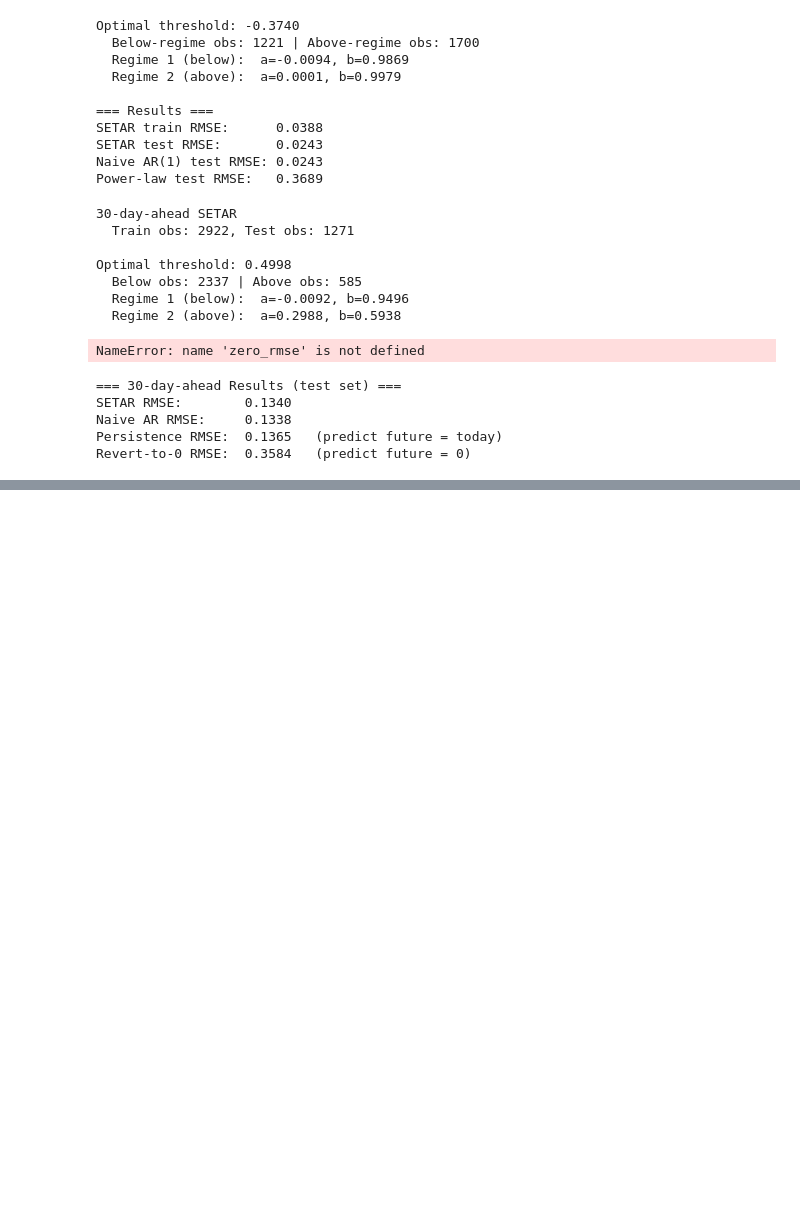
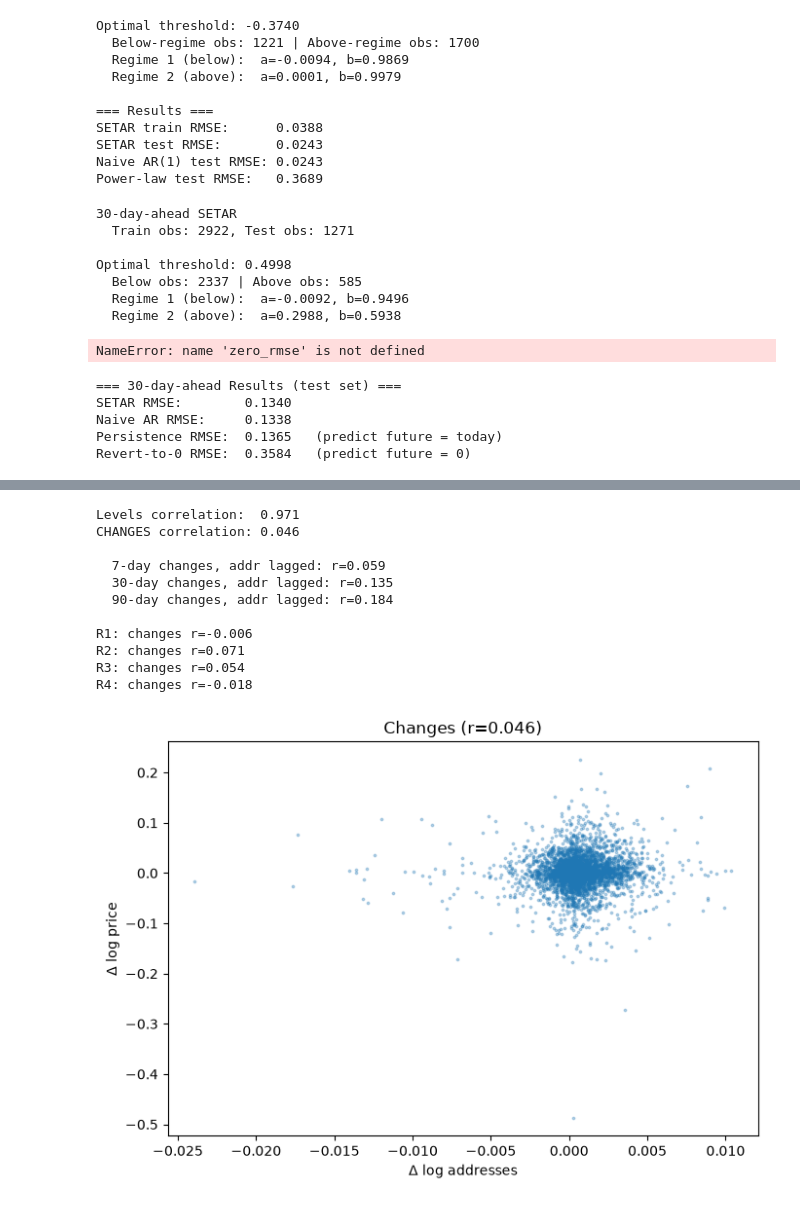
Before and after one commit to sharafa32/btc-pricing-model, a Jupyter notebook: Untitled.ipynb, the cells around one changed output, grey strips where cells are left out. Drawn from its saved outputs; the diff is of its cells as text; code cells hidden in the pictures; blank space fills up the shorter version.

```diff
--- a/Untitled.ipynb
+++ b/Untitled.ipynb
@@ -415,0 +816,57 @@ Revert-to-0 RMSE:  0.3584   (predict future = 0)
+# %%
+import pandas as pd, numpy as np
+import matplotlib.pyplot as plt
+
+df = pd.read_csv("data/processed/factors_daily.csv", index_col=0, parse_dates=True)
+d = df[["btc_price", "addresses_nonzero_balance"]].dropna().copy()
+d["log_price"] = np.log(d["btc_price"])
+d["log_addr"] = np.log(d["addresses_nonzero_balance"])
+
+# Levels
+r_level = d["log_price"].corr(d["log_addr"])
+
+# Changes — the honest test
+d["dprice"] = d["log_price"].diff()
+d["daddr"] = d["log_addr"].diff()
+dd = d.dropna()
+r_change = dd["dprice"].corr(dd["daddr"])
+
+print(f"Levels correlation:  {r_level:.3f}")
+print(f"CHANGES correlation: {r_change:.3f}\n")
+
+# Also test at longer horizons — addresses may lead price slowly
+for lag in [7, 30, 90]:
+    dd_lag = pd.DataFrame({
+        "dprice": d["log_price"].diff(lag),
+        "daddr": d["log_addr"].diff(lag).shift(lag)  # past address change predicting future price change
+    }).dropna()
+    r = dd_lag["dprice"].corr(dd_lag["daddr"])
+    print(f"  {lag}-day changes, addr lagged: r={r:.3f}")
+
+# By regime, changes
+print()
+regimes = [("R1","2015-01-01","2016-07-09"),("R2","2016-07-09","2020-05-11"),
+           ("R3","2020-05-11","2024-01-11"),("R4","2024-01-11",None)]
+for name,s,e in regimes:
+    sub = dd.loc[s:e] if e else dd.loc[s:]
+    print(f"{name}: changes r={sub['dprice'].corr(sub['daddr']):.3f}")
+
+# Plot changes
+plt.figure(figsize=(7,5))
+plt.scatter(dd["daddr"], dd["dprice"], s=3, alpha=0.3)
+plt.xlabel("Δ log addresses"); plt.ylabel("Δ log price")
+plt.title(f"Changes (r={r_change:.3f})")
+plt.tight_layout(); plt.show()
+# %% [output]
+Levels correlation:  0.971
+CHANGES correlation: 0.046
+
+  7-day changes, addr lagged: r=0.059
+  30-day changes, addr lagged: r=0.135
+  90-day changes, addr lagged: r=0.184
+
+R1: changes r=-0.006
+R2: changes r=0.071
+R3: changes r=0.054
+R4: changes r=-0.018
+[figure, added]
```
Also changed, not shown: parts of 19 cells of this notebook, 55 other files.
